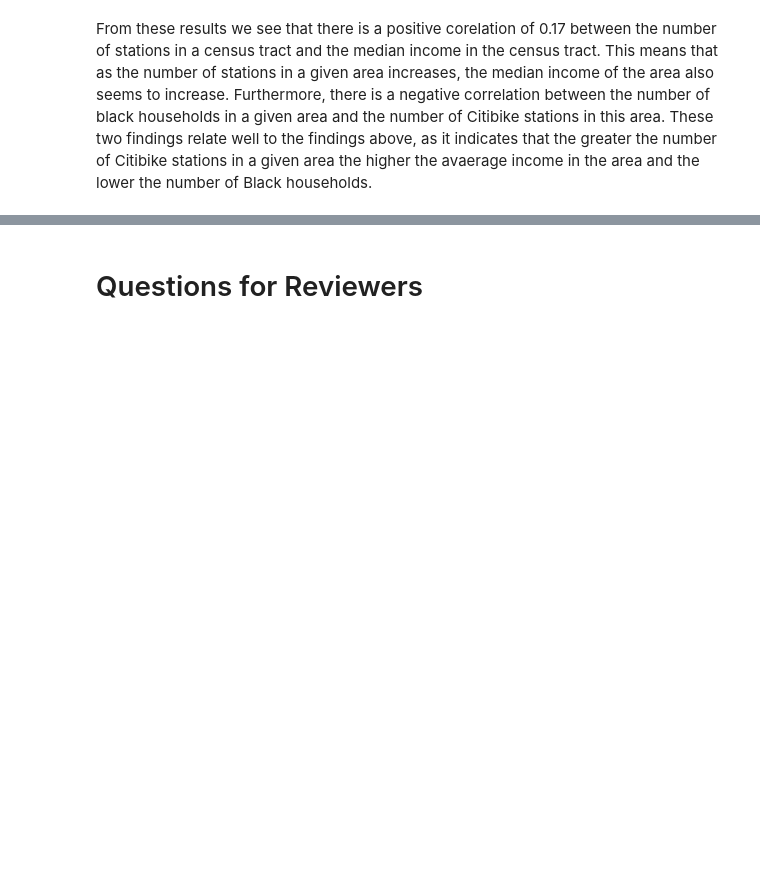
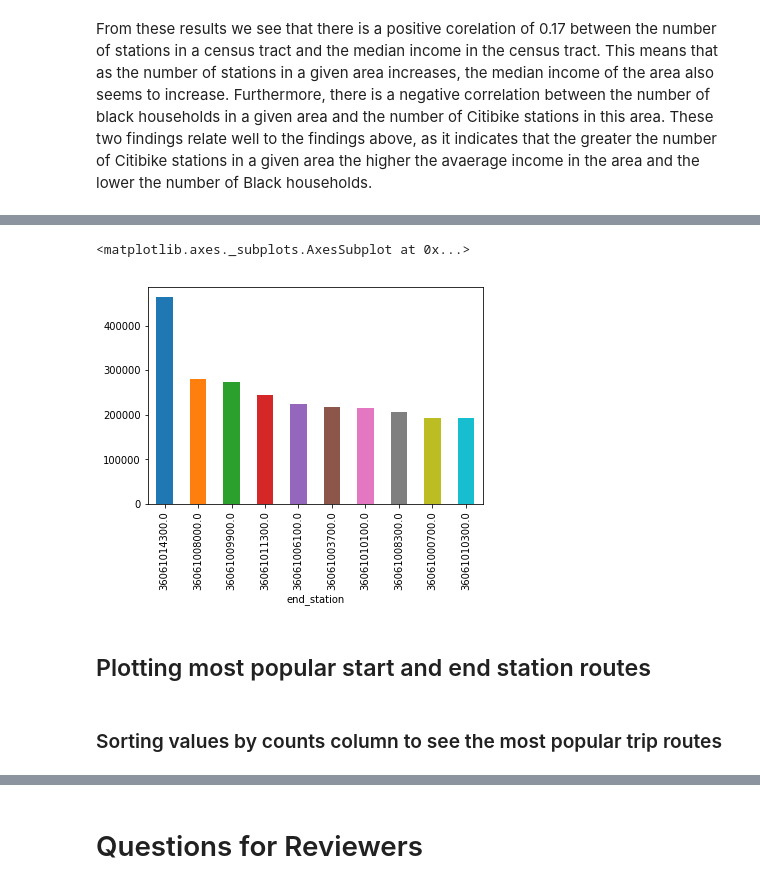
Before and after one commit to shljessie/INFO-2950, a Jupyter notebook: phase2_final_notebook.ipynb, the cells around one changed output, grey strips where cells are left out. Drawn from its saved outputs; the diff is of its cells as text; code cells hidden in the pictures; blank space fills up the shorter version.

```diff
--- a/phase2_final_notebook.ipynb
+++ b/phase2_final_notebook.ipynb
@@ -298,0 +324,13 @@ From these results we see that there is a positive corelation of 0.17 between th
+# %%
+end_counts = geo_id_df['end_station_geoid'].value_counts().rename_axis('end_station').to_frame('trips')
+#resetting index so now subscriptable
+end_counts = end_counts.reset_index()
+# %%
+#Due to large size, going to only graph the top ten stations
+sliced_end = end_counts.iloc[:10]
+sliced_end.plot(x='end_station', y='trips', kind='bar', legend=False)
+# %% [output]
+<matplotlib.axes._subplots.AxesSubplot at 0x...>
+[figure, added]
+# %% [markdown]
+## Plotting most popular start and end station routes
@@ -298,0 +345,2 @@ From these results we see that there is a positive corelation of 0.17 between th
+# %% [markdown]
+### Sorting values by counts column to see the most popular trip routes
```
Also changed, not shown: parts of 12 cells of this notebook.
